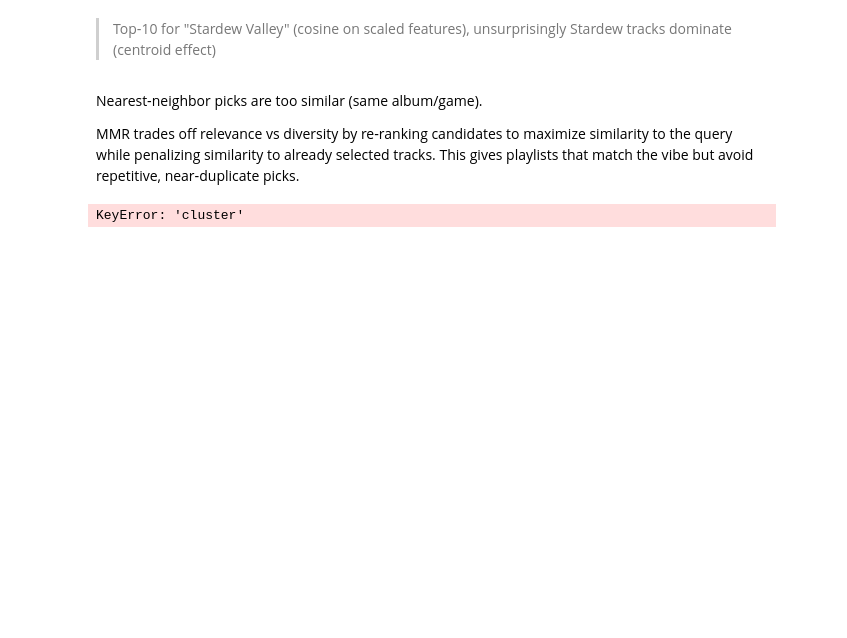
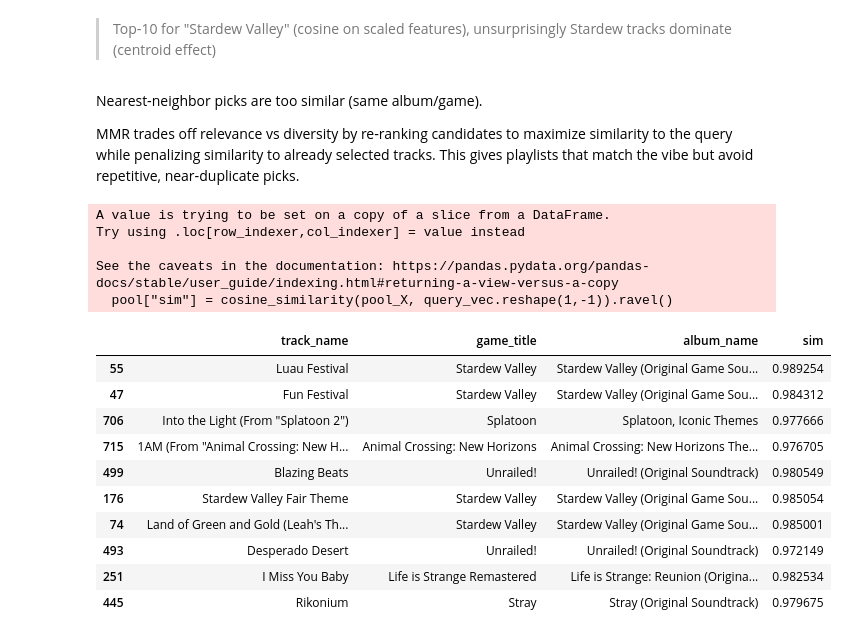
Before and after one commit to MohamedZirar5/MetaTune, a Jupyter notebook: notebooks/04_model.ipynb, the cells around one changed output. Drawn from its saved outputs; the diff is of its cells as text; code cells hidden in the pictures; blank space fills up the shorter version.

```diff
--- a/notebooks/04_model.ipynb
+++ b/notebooks/04_model.ipynb
@@ -117,41 +117,61 @@ MMR trades off relevance vs diversity by re‑ranking candidates to maximize sim
 # %%
 import numpy as np
 import pandas as pd
+from sklearn.cluster import AgglomerativeClustering
 from sklearn.metrics.pairwise import cosine_similarity
 
 df = pd.read_csv("../data/rapidapi_features_scaled.csv")
 features = ["danceability","energy","valence","acousticness","instrumentalness","liveness","speechiness","tempo"]
+
+X_all = df[features].replace([np.inf, -np.inf], np.nan).fillna(0).astype(float).values
+df["cluster"] = AgglomerativeClustering(n_clusters=6, linkage="ward").fit_predict(X_all)
+
 centroids = df.groupby("cluster")[features].mean()
 
 def recommend_from_clusters(query_vec, df, centroids, top_k_clusters=2, top_n=20):
     sims = cosine_similarity(centroids.values, query_vec.reshape(1,-1)).ravel()
     best_clusters = sims.argsort()[::-1][:top_k_clusters]
     pool = df[df["cluster"].isin(centroids.index[best_clusters])]
     pool_X = pool[features].fillna(0).values
     pool["sim"] = cosine_similarity(pool_X, query_vec.reshape(1,-1)).ravel()
     return pool.sort_values("sim", ascending=False).head(top_n)
 
 # MMR quick re-ranker : It balances diversity and relevance
 def mmr(query_vec, pool_df, lam=0.7, top_n=10):
     X = pool_df[features].fillna(0).values
     sims = cosine_similarity(X, query_vec.reshape(1,-1)).ravel()
     selected, idxs = [], list(range(len(X)))
     while len(selected) < top_n and idxs:
         if not selected:
             best = idxs[np.argmax(sims[idxs])]
         else:
             rest = np.array(idxs)
             sim_sel = cosine_similarity(X[rest], X[selected]).max(axis=1)
             mmr_score = lam * sims[rest] - (1-lam) * sim_sel
             best = rest[np.argmax(mmr_score)]
         selected.append(best); idxs.remove(int(best))
     return pool_df.iloc[selected]
 
 # Example
 game = "Stardew Valley"
 query = df[df["game_title"]==game][features].mean().values
 pool = recommend_from_clusters(query, df, centroids, top_k_clusters=2, top_n=200)
 final = mmr(query, pool, lam=0.7, top_n=10)
 final[["track_name","game_title","album_name","sim"]]
 # %% [output]
-KeyError: 'cluster'
+A value is trying to be set on a copy of a slice from a DataFrame.
+Try using .loc[row_indexer,col_indexer] = value instead
+
+See the caveats in the documentation: https://pandas.pydata.org/pandas-docs/stable/user_guide/indexing.html#returning-a-view-versus-a-copy
+  pool["sim"] = cosine_similarity(pool_X, query_vec.reshape(1,-1)).ravel()
+|  | track_name | game_title | album_name | sim |
+| 55 | Luau Festival | Stardew Valley | Stardew Valley (Original Game Sou... | 0.989254 |
+| 47 | Fun Festival | Stardew Valley | Stardew Valley (Original Game Sou... | 0.984312 |
+| 706 | Into the Light (From "Splatoon 2") | Splatoon | Splatoon, Iconic Themes | 0.977666 |
+| 715 | 1AM (From "Animal Crossing: New H... | Animal Crossing: New Horizons | Animal Crossing: New Horizons The... | 0.976705 |
+| 499 | Blazing Beats | Unrailed! | Unrailed! (Original Soundtrack) | 0.980549 |
+| 176 | Stardew Valley Fair Theme | Stardew Valley | Stardew Valley (Original Game Sou... | 0.985054 |
+| 74 | Land of Green and Gold (Leah's Th... | Stardew Valley | Stardew Valley (Original Game Sou... | 0.985001 |
+| 493 | Desperado Desert | Unrailed! | Unrailed! (Original Soundtrack) | 0.972149 |
+| 251 | I Miss You Baby | Life is Strange Remastered | Life is Strange: Reunion (Origina... | 0.982534 |
+| 445 | Rikonium | Stray | Stray (Original Soundtrack) | 0.979675 |
```
